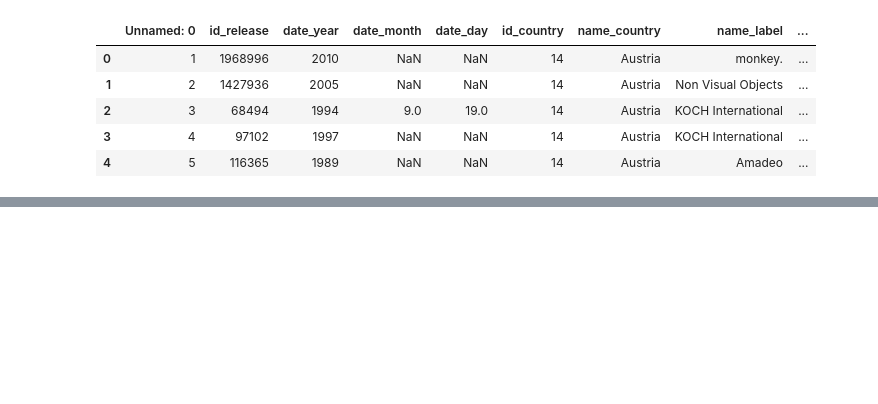
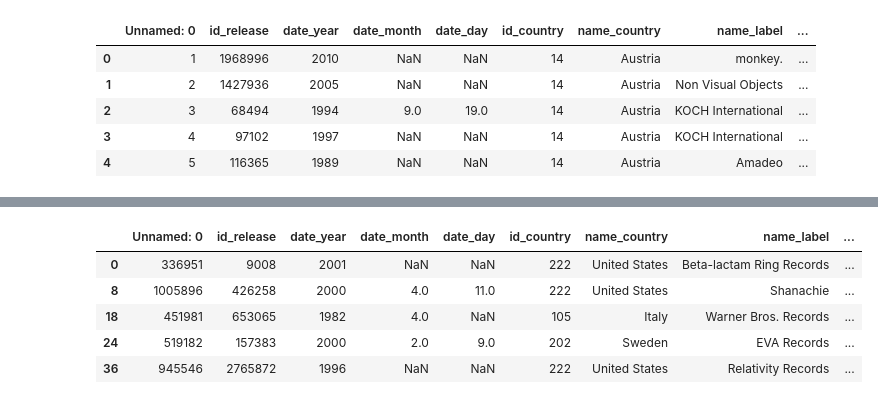
Before and after one commit to deskreject/music_data, a Jupyter notebook: code/data_creation/2409_300_album_sample_AD_spotify_test.ipynb, the cells around one changed output, grey strips where cells are left out. Drawn from its saved outputs; the diff is of its cells as text; code cells hidden in the pictures; blank space fills up the shorter version.

Commit message:
redid the 300 album sample with the correct recordings

```diff
--- a/code/data_creation/2409_300_album_sample_AD_spotify_test.ipynb
+++ b/code/data_creation/2409_300_album_sample_AD_spotify_test.ipynb
@@ -73,0 +87,7 @@ albums_300_sample.head()
+# %%
+#load in the previous sample of albums
+filepath_old_sample = r"Z:\Data_alexander\data\interim_data\random_300_album_recording_samples\24_09\albums_300_recordings_matched_rand_full.csv"
+
+albums_old_sample = pd.read_csv(filepath_old_sample)
+
+albums_old_sample.head()
@@ -74,3 +101,18 @@ albums_300_sample.head()
+# %%
+#create a new table called albums_300_sample that only contains unique values of "id_release" and that does not have the columns "name_recording" and "name_artist_credit_recording"
+
+albums_300_sample = albums_old_sample.drop(columns=["name_recording", "name_artist_credit_recording"])
+
+albums_300_sample = albums_300_sample.drop_duplicates(subset=["id_release"])
+
+albums_300_sample.head()
+# %% [output]
+|  | Unnamed: 0 | id_release | date_year | date_month | date_day | id_country | name_country | name_label | ... |
+| 0 | 336951 | 9008 | 2001 | NaN | NaN | 222 | United States | Beta-lactam Ring Records | ... |
+| 8 | 1005896 | 426258 | 2000 | 4.0 | 11.0 | 222 | United States | Shanachie | ... |
+| 18 | 451981 | 653065 | 1982 | 4.0 | NaN | 105 | Italy | Warner Bros. Records | ... |
+| 24 | 519182 | 157383 | 2000 | 2.0 | 9.0 | 202 | Sweden | EVA Records | ... |
+| 36 | 945546 | 2765872 | 1996 | NaN | NaN | 222 | United States | Relativity Records | ... |
 # %%
 #match the recordings information to the 300_albums information based on the "release_ID" column
 
```
Also changed, not shown: parts of 14 cells of this notebook.
